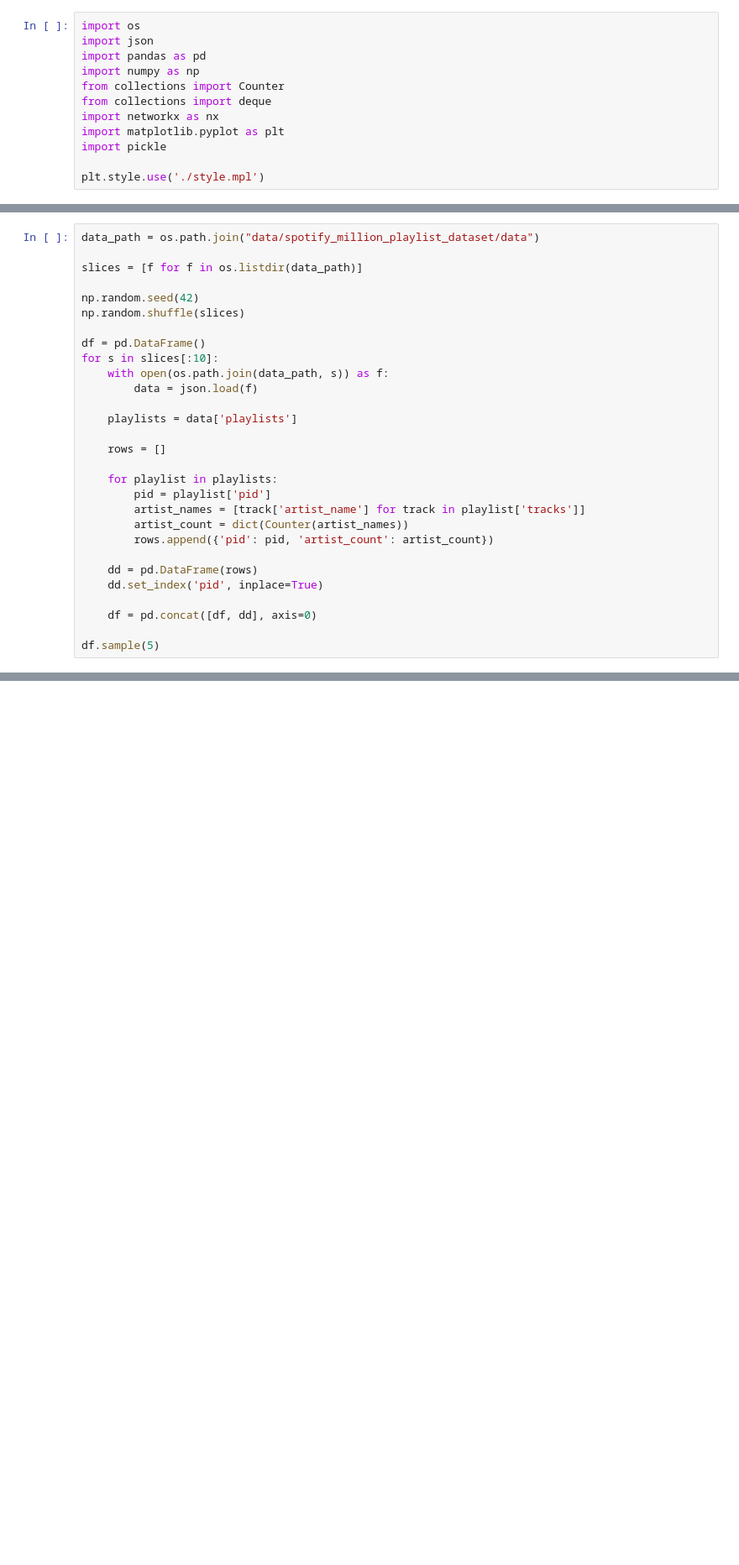
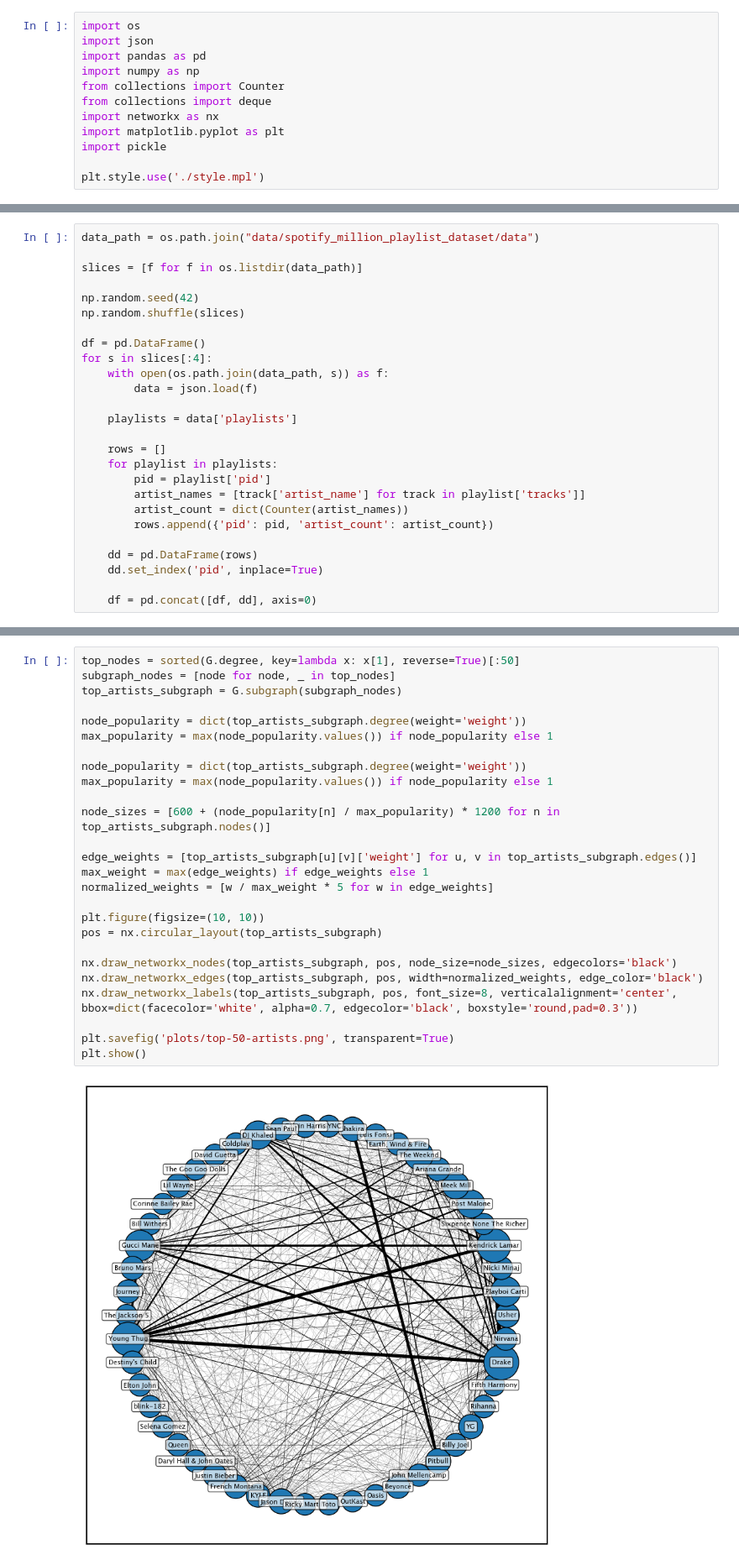
Before and after one commit to micheledinelli/spotify-playlists-network-analysis, a Jupyter notebook: main.ipynb, the cells around one changed output, grey strips where cells are left out. Shown: that part at 84% size. Drawn from its saved outputs; the diff is of its cells as text; blank space fills up the shorter version.

```diff
--- a/main.ipynb
+++ b/main.ipynb
@@ -37,14 +37,13 @@ np.random.seed(42)
 np.random.shuffle(slices)
 
 df = pd.DataFrame()
-for s in slices[:10]:
+for s in slices[:4]:
     with open(os.path.join(data_path, s)) as f:
         data = json.load(f)
 
     playlists = data['playlists']
 
     rows = []
-
     for playlist in playlists:
         pid = playlist['pid']
         artist_names = [track['artist_name'] for track in playlist['tracks']]
@@ -55,5 +54,3 @@ for s in slices[:10]:
     dd.set_index('pid', inplace=True)
 
     df = pd.concat([df, dd], axis=0)
-
-df.sample(5)
@@ -133,0 +151,28 @@ pd.to_pickle(df, 'data/artist_count.pkl')
+# %%
+top_nodes = sorted(G.degree, key=lambda x: x[1], reverse=True)[:50]
+subgraph_nodes = [node for node, _ in top_nodes]
+top_artists_subgraph = G.subgraph(subgraph_nodes)
+
+node_popularity = dict(top_artists_subgraph.degree(weight='weight'))
+max_popularity = max(node_popularity.values()) if node_popularity else 1
+
+node_popularity = dict(top_artists_subgraph.degree(weight='weight'))
+max_popularity = max(node_popularity.values()) if node_popularity else 1
+
+node_sizes = [600 + (node_popularity[n] / max_popularity) * 1200 for n in top_artists_subgraph.nodes()]
+
+edge_weights = [top_artists_subgraph[u][v]['weight'] for u, v in top_artists_subgraph.edges()]
+max_weight = max(edge_weights) if edge_weights else 1
+normalized_weights = [w / max_weight * 5 for w in edge_weights]
+
+plt.figure(figsize=(10, 10))
+pos = nx.circular_layout(top_artists_subgraph)
+
+nx.draw_networkx_nodes(top_artists_subgraph, pos, node_size=node_sizes, edgecolors='black')
+nx.draw_networkx_edges(top_artists_subgraph, pos, width=normalized_weights, edge_color='black')
+nx.draw_networkx_labels(top_artists_subgraph, pos, font_size=8, verticalalignment='center', bbox=dict(facecolor='white', alpha=0.7, edgecolor='black', boxstyle='round,pad=0.3'))
+
+plt.savefig('plots/top-50-artists.png', transparent=True)
+plt.show()
+# %% [output]
+[figure, added]
```
Also changed, not shown: parts of 20 cells of this notebook, 9 other files.
